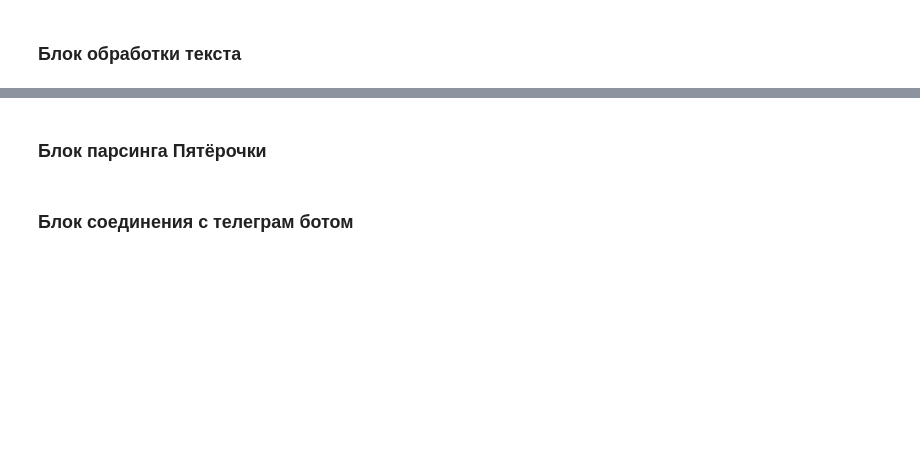
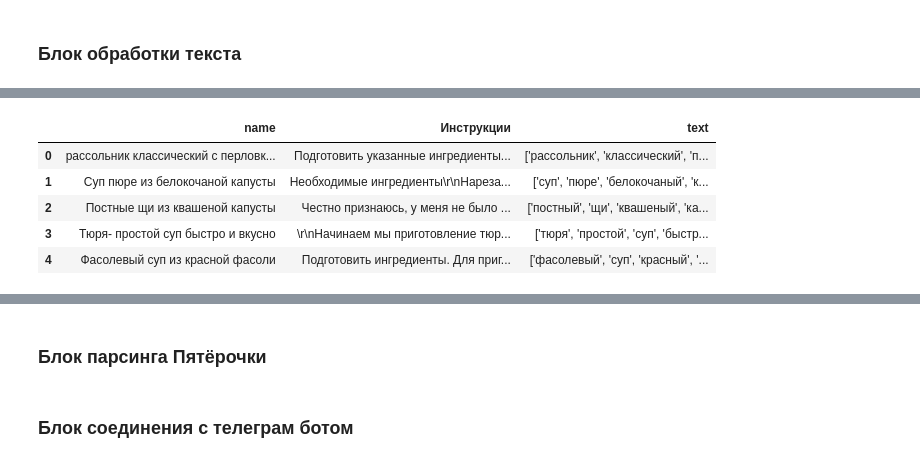
Before and after one commit to AlekseyZhilin/Aleksey_educ_bot, a Jupyter notebook: Aleksey_educ_bot.ipynb, the cells around one changed output, grey strips where cells are left out. Saved outputs shown, nothing was run; the diff lists cells and outputs as text; code cells hidden in the pictures; blank space fills up the shorter version.

```diff
--- a/Aleksey_educ_bot.ipynb
+++ b/Aleksey_educ_bot.ipynb
@@ -61,0 +229,10 @@ def preprocess_txt(input_txt):
+# %%
+rec_data = rec_data[['name', 'Инструкции', 'text']][:10000]
+rec_data.head()
+# %% [output]
+|  | name | Инструкции | text |
+| 0 | рассольник классический с перловк... | Подготовить указанные ингредиенты... | ['рассольник', 'классический', 'п... |
+| 1 | Суп пюре из белокочаной капусты | Необходимые ингредиенты\r\nНареза... | ['суп', 'пюре', 'белокочаный', 'к... |
+| 2 | Постные щи из квашеной капусты | Честно признаюсь, у меня не было ... | ['постный', 'щи', 'квашеный', 'ка... |
+| 3 | Тюря- простой суп быстро и вкусно | \r\nНачинаем мы приготовление тюр... | ['тюря', 'простой', 'суп', 'быстр... |
+| 4 | Фасолевый суп из красной фасоли | Подготовить ингредиенты. Для приг... | ['фасолевый', 'суп', 'красный', '... |
```
Also changed, not shown: parts of 39 cells of this notebook.
